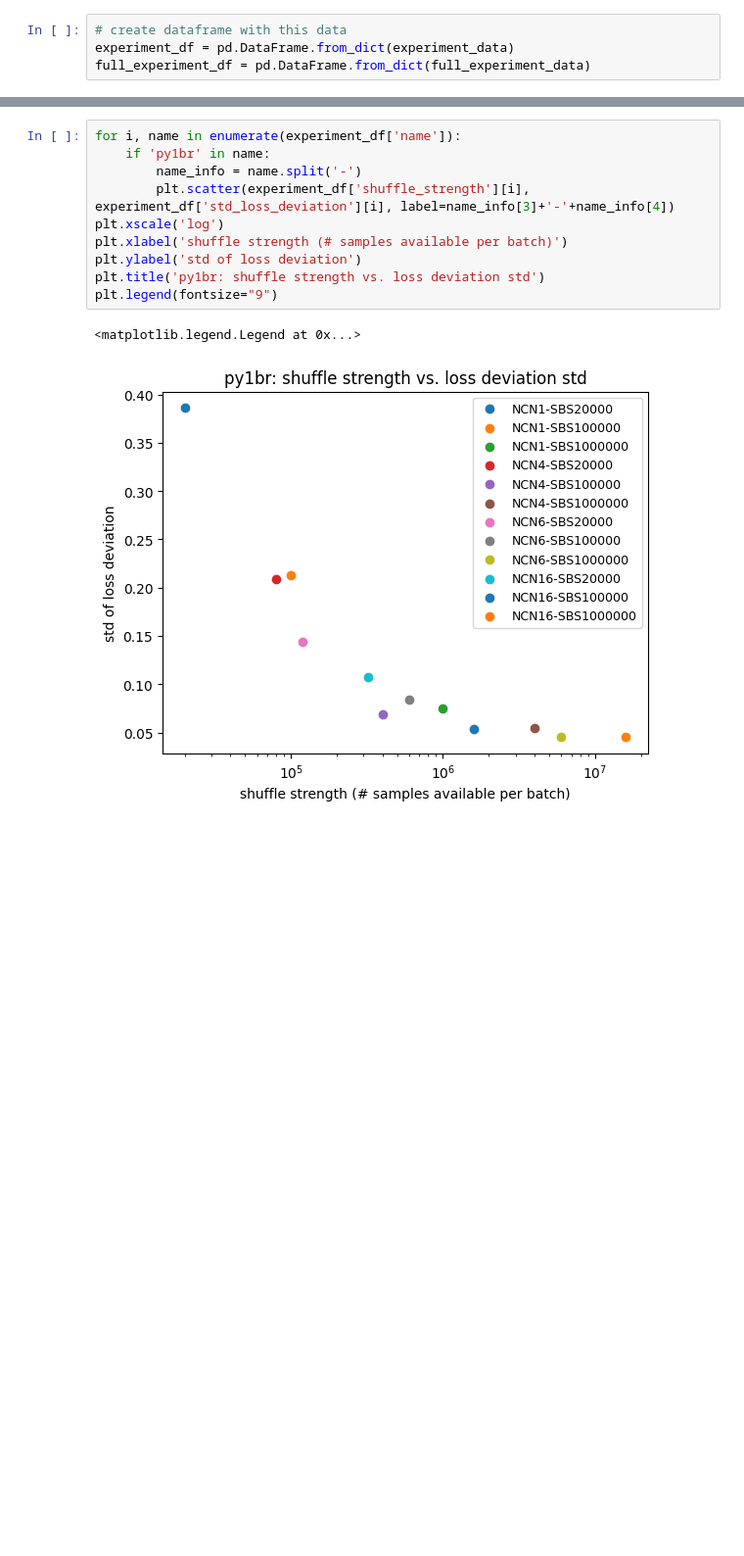
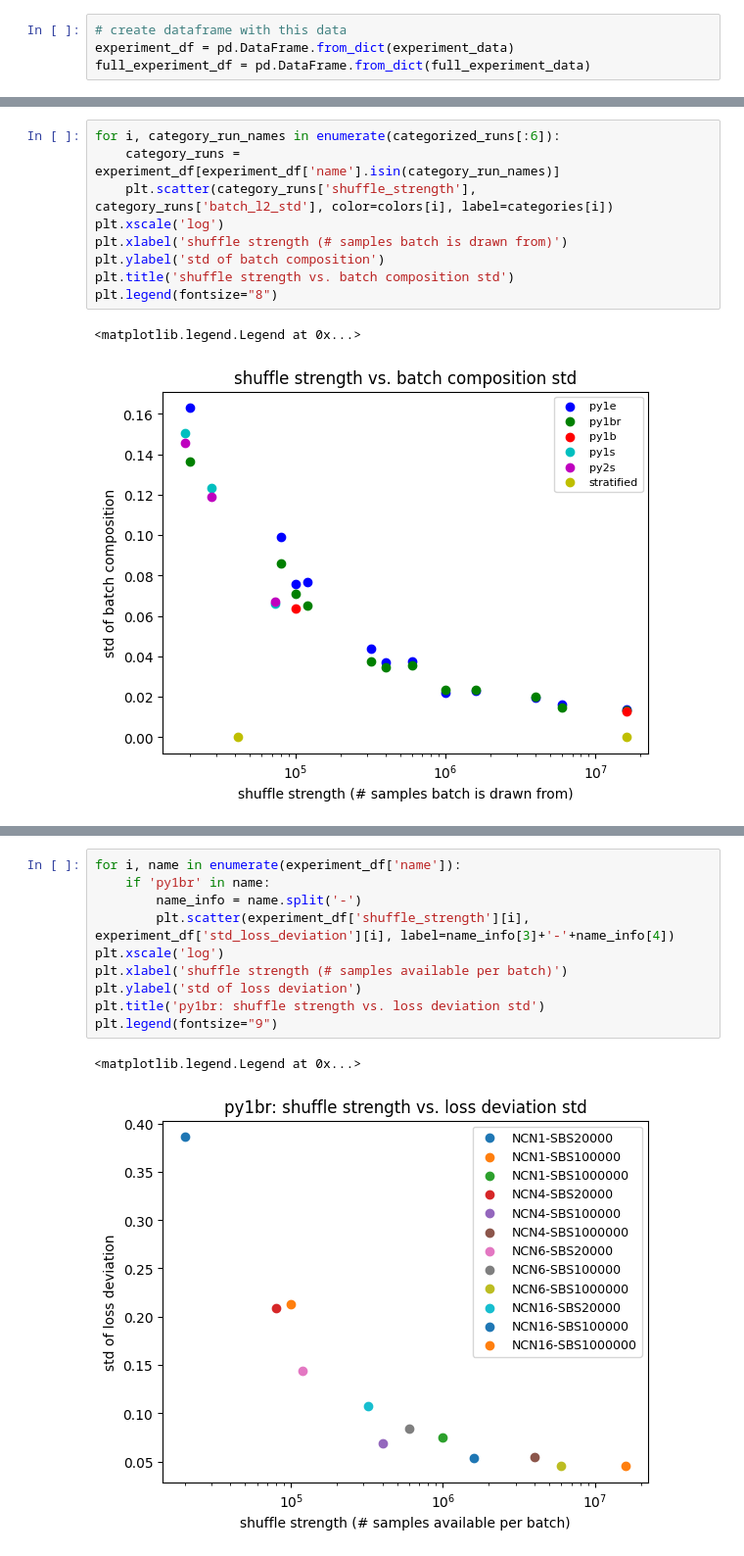
Before and after one commit to snarayan21/saaketh-streaming, a Jupyter notebook: simulation/interfaces/loss_analysis.ipynb, the cells around one changed output, grey strips where cells are left out. Shown at 98% size. Saved outputs shown, nothing was run; the diff lists cells and outputs as text; blank space fills up the shorter version.

```diff
--- a/simulation/interfaces/loss_analysis.ipynb
+++ b/simulation/interfaces/loss_analysis.ipynb
@@ -197,0 +294,12 @@ full_experiment_df = pd.DataFrame.from_dict(full_experiment_data)
+# %%
+for i, category_run_names in enumerate(categorized_runs[:6]):
+    category_runs = experiment_df[experiment_df['name'].isin(category_run_names)]
+    plt.scatter(category_runs['shuffle_strength'], category_runs['batch_l2_std'], color=colors[i], label=categories[i])
+plt.xscale('log')
+plt.xlabel('shuffle strength (# samples batch is drawn from)')
+plt.ylabel('std of batch composition')
+plt.title('shuffle strength vs. batch composition std')
+plt.legend(fontsize="8")
+# %% [output]
+<matplotlib.legend.Legend at 0x...>
+[figure, added]
```
Also changed, not shown: parts of 9 cells of this notebook, 23 other files.
